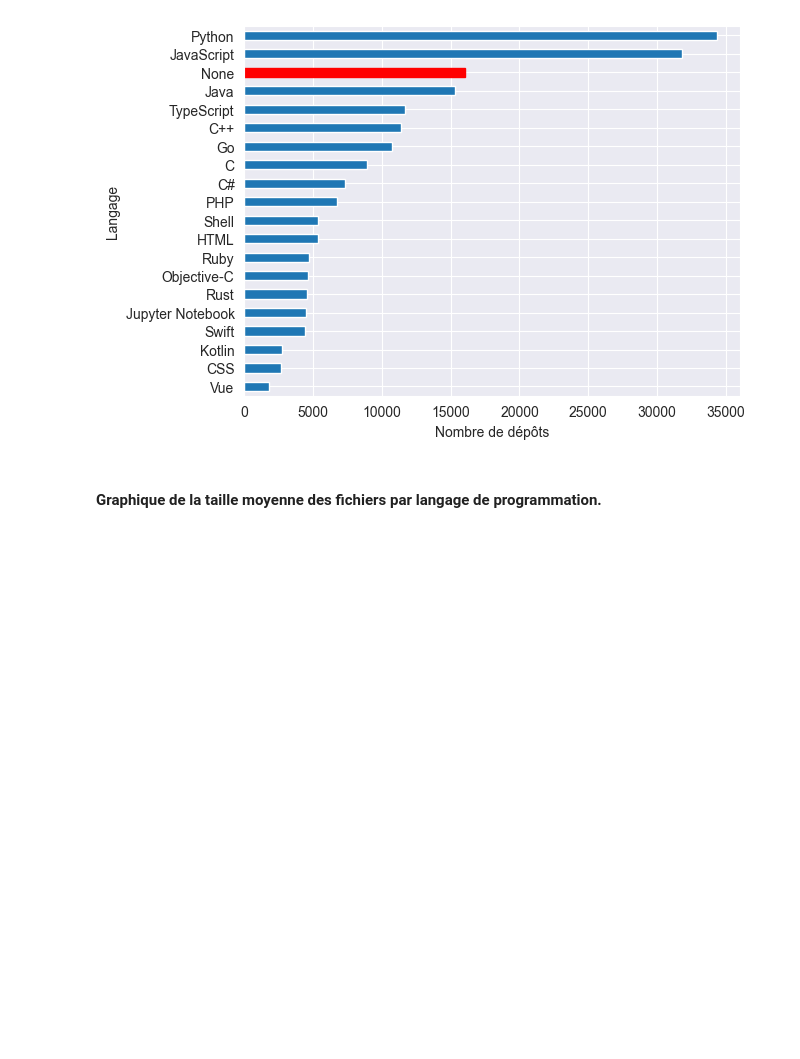
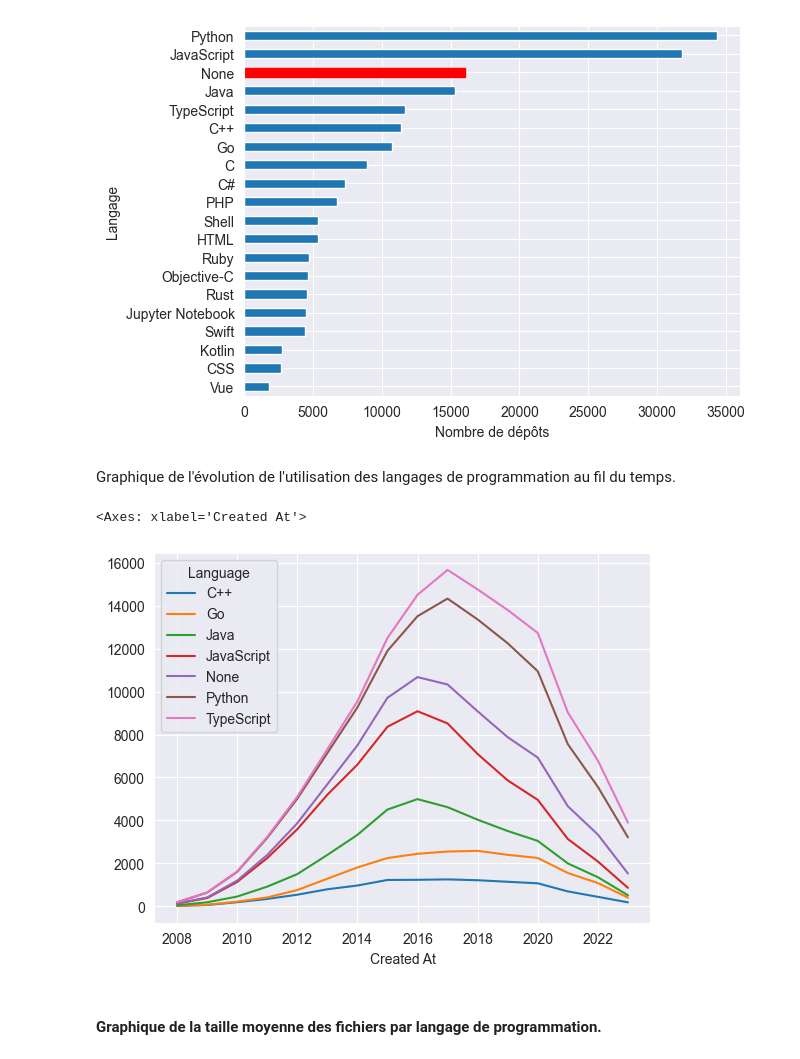
Before and after one commit to xhmyjae/stats-in-space, a Jupyter notebook: main.ipynb, the cells around one changed output. Drawn from its saved outputs; the diff is of its cells as text; code cells hidden in the pictures; blank space fills up the shorter version.

Commit message:
feat(graphs): Add graph for the number of repositories grouped by language by year.

```diff
--- a/main.ipynb
+++ b/main.ipynb
@@ -86,6 +86,17 @@ plt.xlabel('Nombre de dépôts')
 # %% [output]
 Text(0.5, 0, 'Nombre de dépôts')
 [figure]
+# %% [markdown]
+Graphique de l'évolution de l'utilisation des langages de programmation au fil du temps.
+# %%
+# Plot qui montre l'évolution de l'utilisation des langages de programmation au fil du temps
+repositories.groupby('Language').filter(lambda x: len(x) > 10_000).groupby([repositories['Created At'].dt.year, 'Language']).size().unstack().plot(
+	kind='line',
+	stacked=True
+)
+# %% [output]
+<Axes: xlabel='Created At'>
+[figure, added]
 # %% [markdown]
 #### Graphique de la taille moyenne des fichiers par langage de programmation.
 # %%
```
Also changed, not shown: 1 other file.
